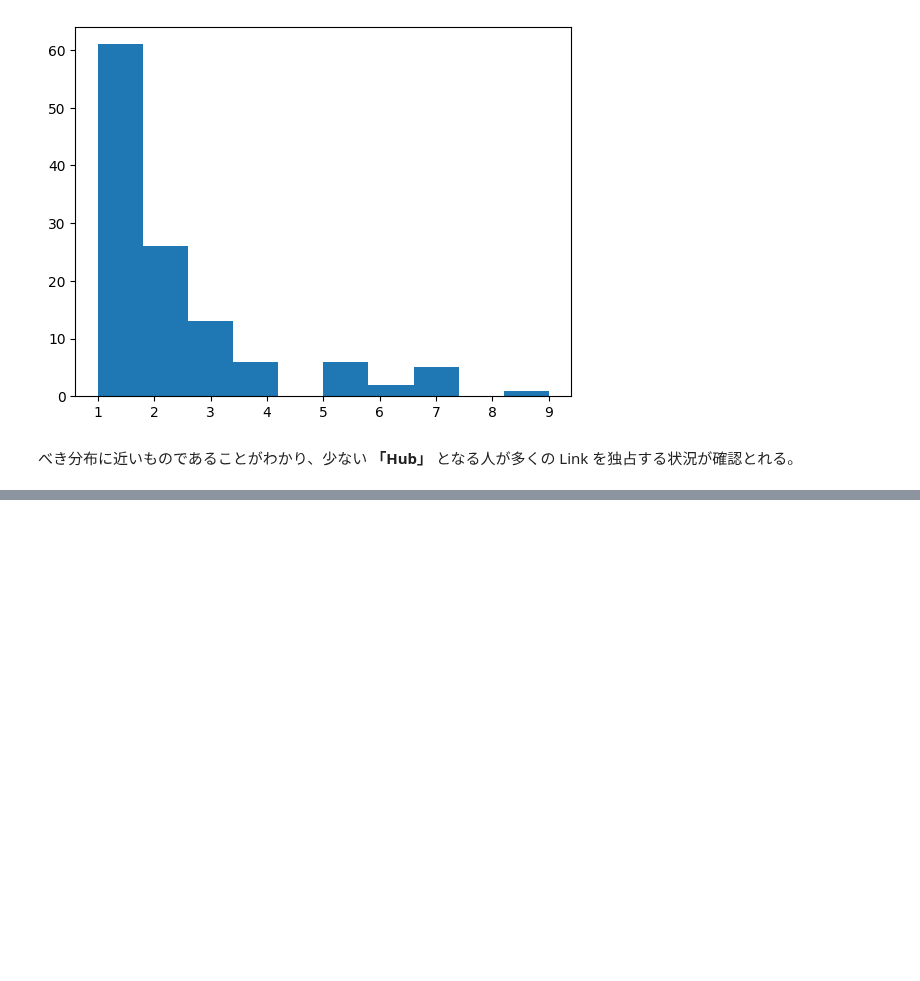
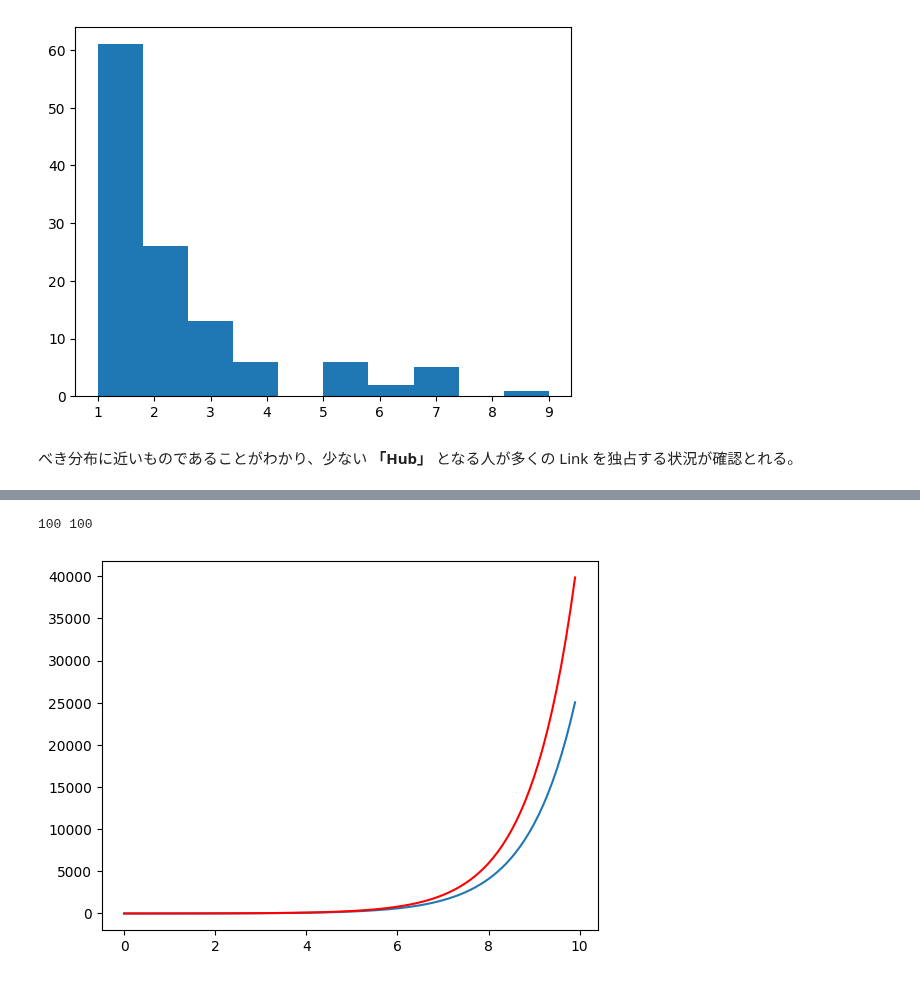
Before and after one commit to 1024xx4/math_programing_for_ai_and_ds, a Jupyter notebook: section07/network_model.ipynb, the cells around one changed output, grey strips where cells are left out. Cells and saved outputs as stored; diff of their text form; code cells hidden in the pictures; blank space fills up the shorter version.

```diff
--- a/section07/network_model.ipynb
+++ b/section07/network_model.ipynb
@@ -151,0 +241,11 @@ plt.show()
+# %%
+# ねずみ算術の Euler法による解と解析解との比較を行なう
+t = np.arange(0, T, dt)
+n_cont = n[0] * np.exp(a * t)
+print(len(n_cont), len(n))
+plt.plot(t, n)
+plt.plot(t, n_cont, color="red")
+plt.show()
+# %% [output]
+100 100
+[figure, added]
```
Also changed, not shown: parts of 22 cells of this notebook.
